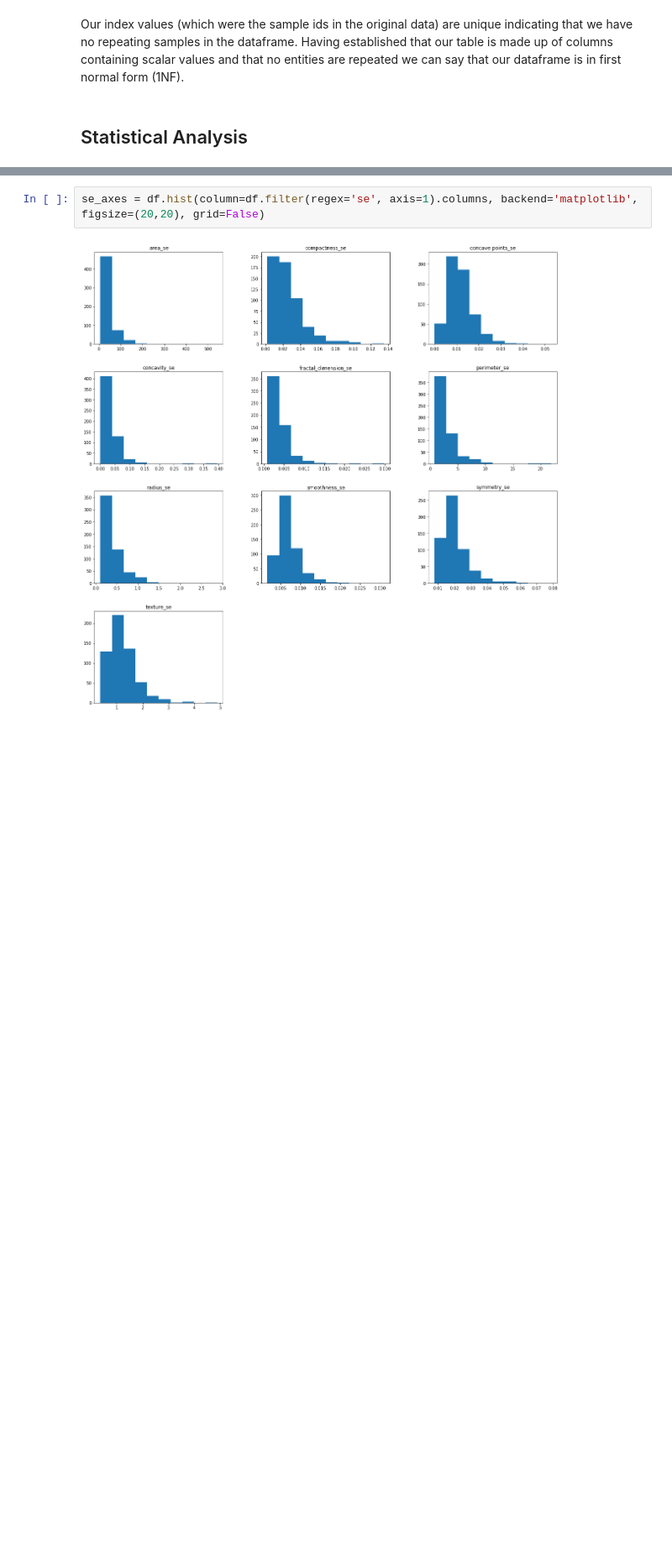
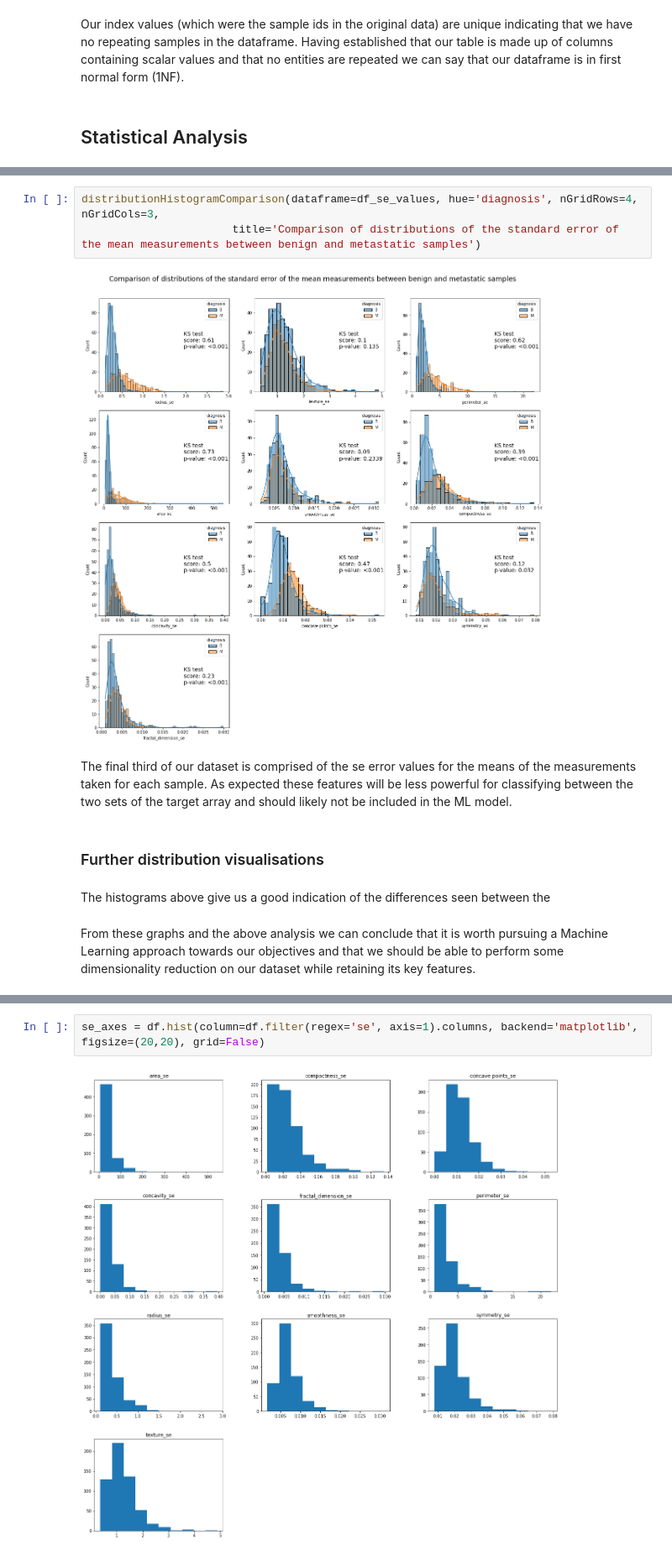
Before and after one commit to magg01/Predicting_metastatic_breast_cancer, a Jupyter notebook: Coursework/Predicting Metastatic Breast Cancer.ipynb, the cells around one changed output, grey strips where cells are left out. Shown at 84% size. Saved outputs shown, nothing was run; the diff lists cells and outputs as text; blank space fills up the shorter version.

```diff
--- a/Coursework/Predicting Metastatic Breast Cancer.ipynb
+++ b/Coursework/Predicting Metastatic Breast Cancer.ipynb
@@ -149,0 +279,13 @@ mean_axes = df.hist(column=df.filter(regex='mean', axis=1).columns, backend='mat
+# %%
+distributionHistogramComparison(dataframe=df_se_values, hue='diagnosis', nGridRows=4, nGridCols=3,
+                       title='Comparison of distributions of the standard error of the mean measurements between benign and metastatic samples')
+# %% [output]
+[figure, added]
+# %% [markdown]
+The final third of our dataset is comprised of the se error values for the means of the measurements taken for each sample. As expected these features will be less powerful for classifying between the two sets of the target array and should likely not be included in the ML model.
+# %% [markdown]
+### Further distribution visualisations
+# %% [markdown]
+The histograms above give us a good indication of the differences seen between the
+# %% [markdown]
+From these graphs and the above analysis we can conclude that it is worth pursuing a Machine Learning approach towards our objectives and that we should be able to perform some dimensionality reduction on our dataset while retaining its key features.
```
Also changed, not shown: parts of 56 cells of this notebook.
